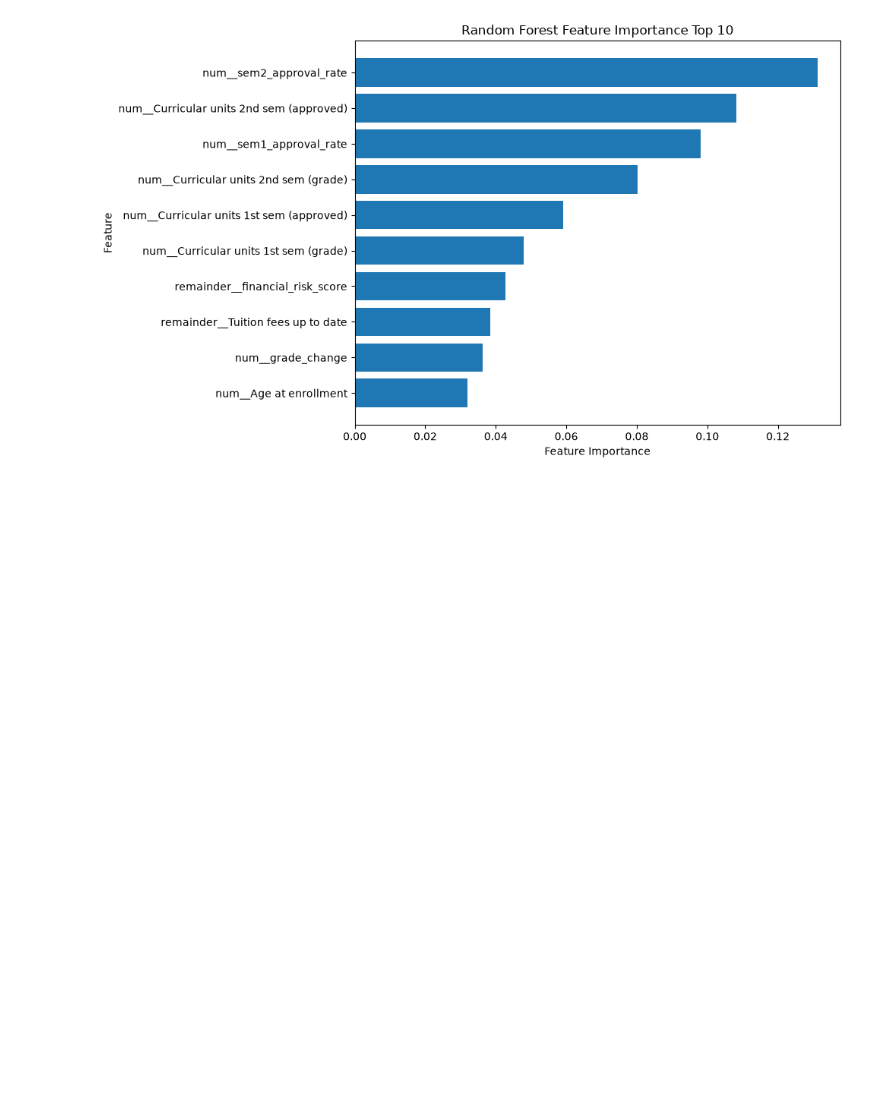
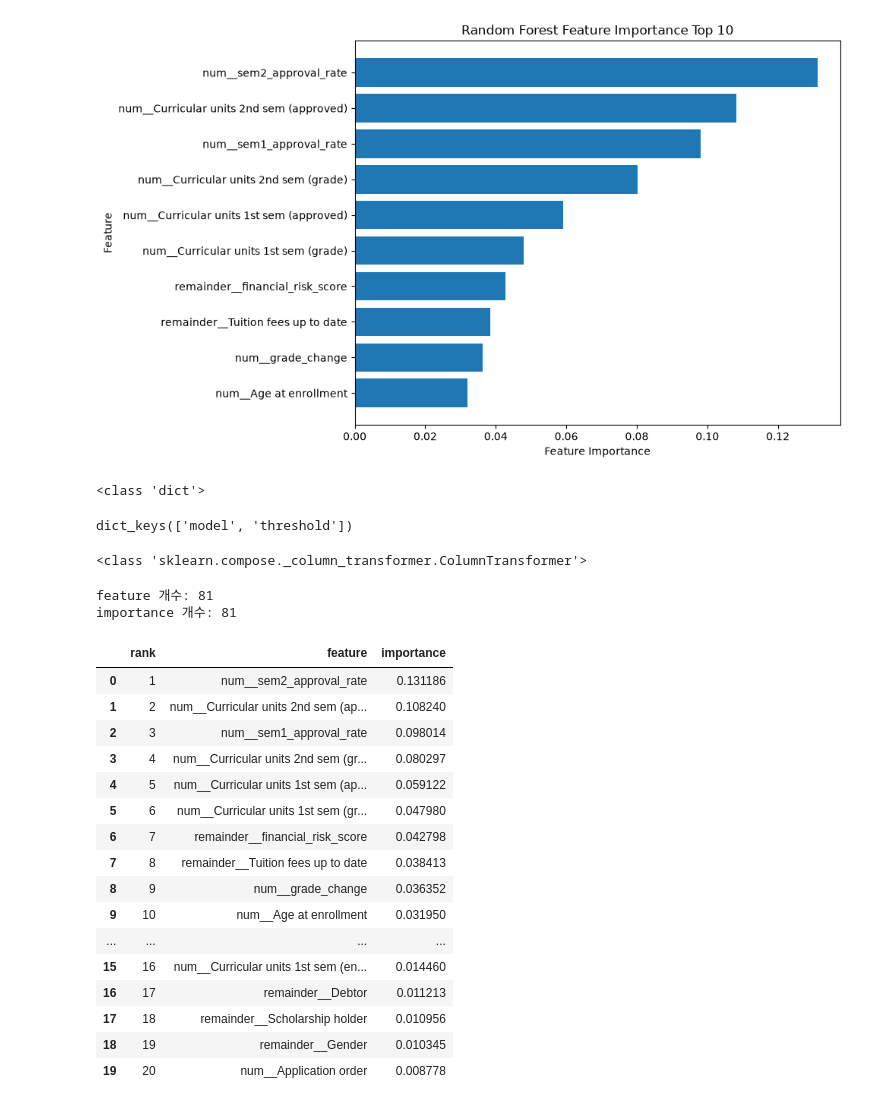
Before and after one commit to SKNETWORKS-FAMILY-AICAMP/SKN35-2nd-1Team, a Jupyter notebook: src/modeling_random_forest.ipynb, the cells around one changed output. Drawn from its saved outputs; the diff is of its cells as text; code cells hidden in the pictures; blank space fills up the shorter version.

```diff
--- a/notebooks/modeling_random_forest.ipynb
+++ b/src/modeling_random_forest.ipynb
@@ -813,3 +813,79 @@ plt.savefig(
 plt.show()
 # %% [output]
 [figure]
+# %%
+import joblib
+from pathlib import Path
+
+RF_MODEL_PATH = Path("../models/random_forest.joblib")
+
+random_forest_model = joblib.load(RF_MODEL_PATH)
+
+print(type(random_forest_model))
+# %% [output]
+<class 'dict'>
+# %%
+print(random_forest_model.keys())
+# %% [output]
+dict_keys(['model', 'threshold'])
+# %%
+rf_model = random_forest_model["model"]
+# %%
+import joblib
+from pathlib import Path
+
+PREPROCESSOR_PATH = Path("../models/preprocessor.joblib")
+
+preprocessor = joblib.load(PREPROCESSOR_PATH)
+
+print(type(preprocessor))
+# %% [output]
+<class 'sklearn.compose._column_transformer.ColumnTransformer'>
+# %%
+feature_names = preprocessor.get_feature_names_out()
+
+print("feature 개수:", len(feature_names))
+print("importance 개수:", len(rf_model.feature_importances_))
+# %% [output]
+feature 개수: 81
+importance 개수: 81
+# %%
+import pandas as pd
+from pathlib import Path
+
+rf_importance = pd.DataFrame({
+    "feature": feature_names,
+    "importance": rf_model.feature_importances_
+})
+
+rf_importance = (
+    rf_importance
+    .sort_values("importance", ascending=False)
+    .reset_index(drop=True)
+)
+
+rf_importance.insert(
+    0,
+    "rank",
+    range(1, len(rf_importance) + 1)
+)
+
+rf_importance.head(20)
+# %% [output]
+|  | rank | feature | importance |
+| 0 | 1 | num__sem2_approval_rate | 0.131186 |
+| 1 | 2 | num__Curricular units 2nd sem (ap... | 0.108240 |
+| 2 | 3 | num__sem1_approval_rate | 0.098014 |
+| 3 | 4 | num__Curricular units 2nd sem (gr... | 0.080297 |
+| 4 | 5 | num__Curricular units 1st sem (ap... | 0.059122 |
+| 5 | 6 | num__Curricular units 1st sem (gr... | 0.047980 |
+| 6 | 7 | remainder__financial_risk_score | 0.042798 |
+| 7 | 8 | remainder__Tuition fees up to date | 0.038413 |
+| 8 | 9 | num__grade_change | 0.036352 |
+| 9 | 10 | num__Age at enrollment | 0.031950 |
+| ... | ... | ... | ... |
+| 15 | 16 | num__Curricular units 1st sem (en... | 0.014460 |
+| 16 | 17 | remainder__Debtor | 0.011213 |
+| 17 | 18 | remainder__Scholarship holder | 0.010956 |
+| 18 | 19 | remainder__Gender | 0.010345 |
+| 19 | 20 | num__Application order | 0.008778 |
```
Also changed, not shown: parts of 1 cell of this notebook, 1 other file.
